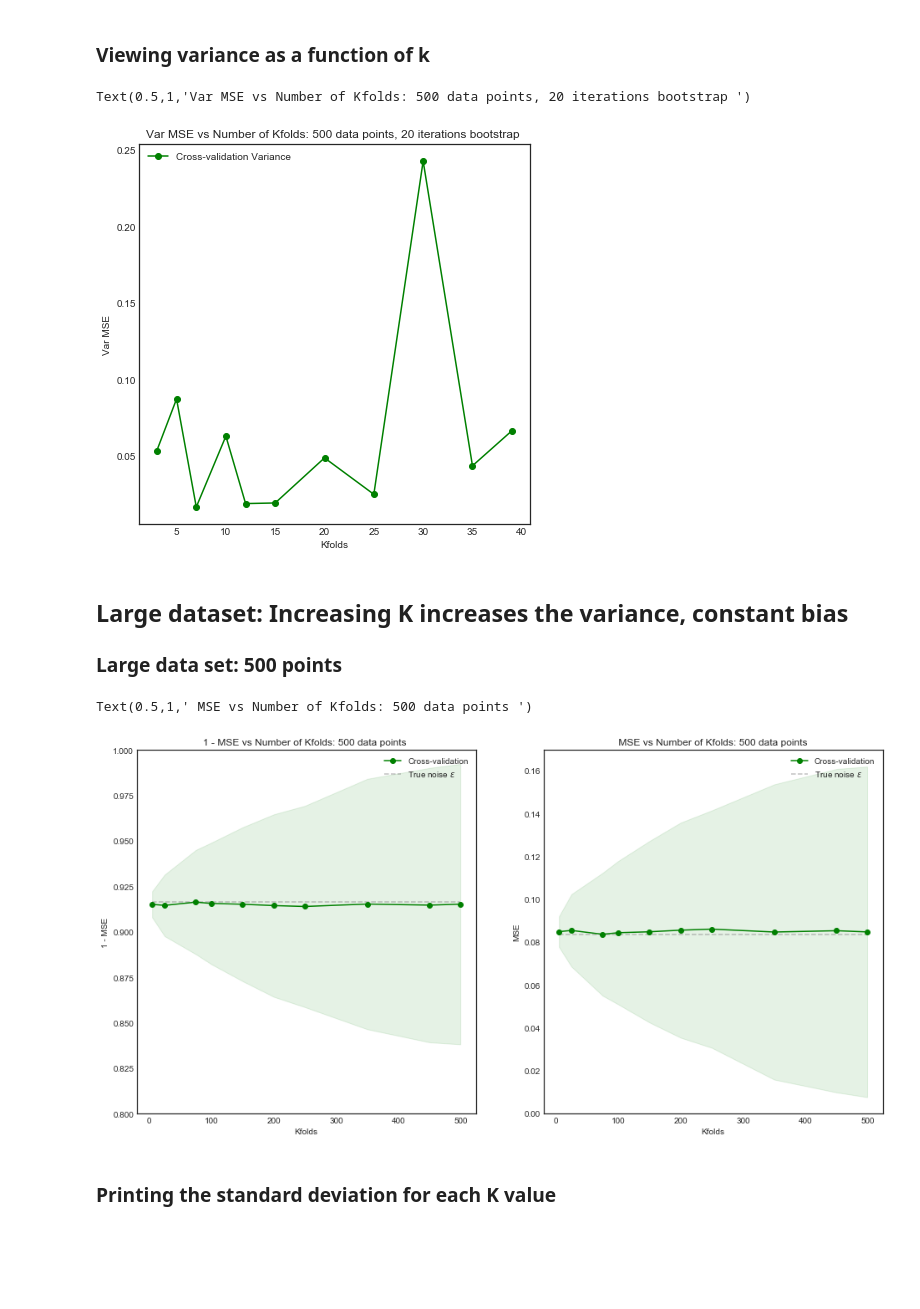
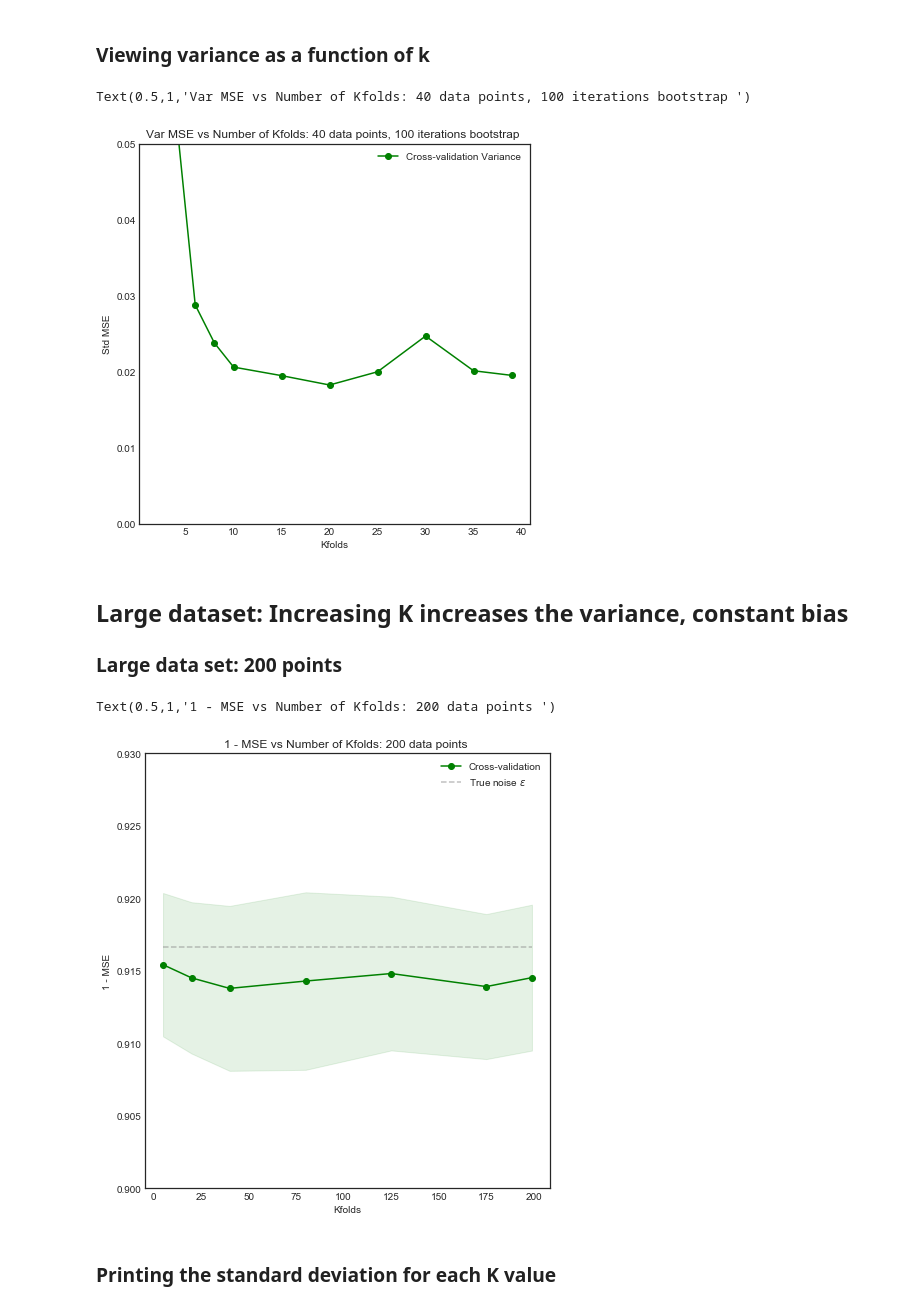
Before and after one commit to xavierbourretsicotte/Data-Portfolio, a Jupyter notebook: Cross_Validation.ipynb, the cells around one changed output. Drawn from its saved outputs; the diff is of its cells as text; code cells hidden in the pictures; blank space fills up the shorter version.

```diff
--- a/Cross_Validation.ipynb
+++ b/Cross_Validation.ipynb
@@ -168,16 +131,6 @@ plt.show()
 # %% [markdown]
 ### Learning curve
 # %%
-#Initializing noisy non linear data
-np.random.seed(0)
-n = 10000
-x = np.linspace(0,1,n)
-x_plot = np.linspace(0,1,10*n)
-noise = np.random.uniform(-.5,.5, size = n)
-y = np.sin(x * 1 * np.pi  - .5)
-Y = (y + noise).reshape(-1,1)
-X = x.reshape(-1,1)
-
 #Utility variables
 CV_Mean_MSE, CV_Std_MSE = [],[]
 train_sizes=np.array([5,10,15,20,25,30,35,40,50,60,70,80,90,100])
@@ -195,8 +148,8 @@ for s in range(len(train_sizes)):
         #print("TRAIN:", train_index, "TEST:", test_index)
         X_train, X_test, y_train, y_test = X[train_index],X[test_index],Y[train_index], Y[test_index]
 
-        pipeline = Pipeline([('polynomialfeatures', PolynomialFeatures(degree=6, include_bias=True, interaction_only=False)),
-         ('linearregression', LinearRegression(copy_X=True, fit_intercept=True, n_jobs=1, normalize=False))])
+        pipeline = Pipeline([('polynomialfeatures', PolynomialFeatures(degree=4, include_bias=True, interaction_only=False)),
+         ('linearregression', LinearRegression(copy_X=True, fit_intercept=True, n_jobs=1, normalize=True))])
         pipeline.fit(X_train,y_train)
 
         #Inner loop results
@@ -333,19 +282,20 @@ pd.DataFrame(data = {'K = ':k_folds_range,'Mean MSE': CV_Mean_MSE_small,'Std MSE
 # %%
 plt.figure(figsize = (7,7))
 
-plt.plot(k_folds_range, CV_Std_MSE_small**2, 'o-', color="g",
+plt.plot(k_folds_range, CV_Std_MSE_small, 'o-', color="g",
          label="Cross-validation Variance")
 
 plt.legend(loc="best")
-plt.ylabel('Var MSE')
+plt.ylabel('Std MSE')
 plt.xlabel('Kfolds')
-plt.title('Var MSE vs Number of Kfolds: 500 data points, 20 iterations bootstrap ')
+plt.ylim(0,.05)
+plt.title('Var MSE vs Number of Kfolds: 40 data points, 100 iterations bootstrap ')
 # %% [output]
-Text(0.5,1,'Var MSE vs Number of Kfolds: 500 data points, 20 iterations bootstrap ')
+Text(0.5,1,'Var MSE vs Number of Kfolds: 40 data points, 100 iterations bootstrap ')
-[figure, old version]
+[figure, new version]
 # %% [markdown]
 ## Large dataset: Increasing K increases the variance, constant bias
-### Large data set: 500 points
+### Large data set: 200 points
 # %%
 #Utility variables
 CV_Mean_MSE_larger, CV_Std_MSE_larger = [],[]
@@ -393,37 +343,23 @@ CV_Std_MSE_larger  = np.asarray(CV_Std_MSE_larger)
 # %%
 #Plotting result - LHS
 fig = plt.figure(figsize=(16,8))
 fig.add_subplot(1, 2, 1)
-k_folds_range = np.array([5,25,75,100,150,200,250,350,450,499])
+k_folds_range = np.array([5,20,40,80,125,175,199])
 plt.fill_between(k_folds_range, 1 - (CV_Mean_MSE_larger - CV_Std_MSE_larger),
                  1 - (CV_Mean_MSE_larger + CV_Std_MSE_larger), alpha=0.1, color="g")
 
 plt.plot(k_folds_range, 1 - CV_Mean_MSE_larger, 'o-', color="g",
          label="Cross-validation")
 
 plt.hlines(1 - 1/12 , min(k_folds_range),max(k_folds_range), linestyle = '--', color = 'gray', alpha = .5, label = 'True noise $\epsilon$')
 plt.legend(loc="best")
-plt.ylim(0.8,1)
+plt.ylim(0.9,.93)
 plt.ylabel('1 - MSE')
 plt.xlabel('Kfolds')
-plt.title('1 - MSE vs Number of Kfolds: 500 data points ')
-
-#Plotting result - RHS
-fig.add_subplot(1, 2, 2)
-plt.fill_between(k_folds_range,  (CV_Mean_MSE_larger - CV_Std_MSE_larger),
-                 (CV_Mean_MSE_larger + CV_Std_MSE_larger), alpha=0.1, color="g")
-
-plt.plot(k_folds_range,  CV_Mean_MSE_larger, 'o-', color="g",
-         label="Cross-validation")
-
-plt.hlines( 1/12 , min(k_folds_range),max(k_folds_range), linestyle = '--', color = 'gray', alpha = .5, label = 'True noise $\epsilon$')
-plt.legend(loc="best")
-plt.ylabel('MSE')
-plt.xlabel('Kfolds')
-plt.title(' MSE vs Number of Kfolds: 500 data points ')
+plt.title('1 - MSE vs Number of Kfolds: 200 data points ')
 # %% [output]
-Text(0.5,1,' MSE vs Number of Kfolds: 500 data points ')
+Text(0.5,1,'1 - MSE vs Number of Kfolds: 200 data points ')
-[figure, old version]
+[figure, new version]
 # %% [markdown]
 ### Printing the standard deviation for each K value
 # %%
```
Also changed, not shown: parts of 22 cells of this notebook.
